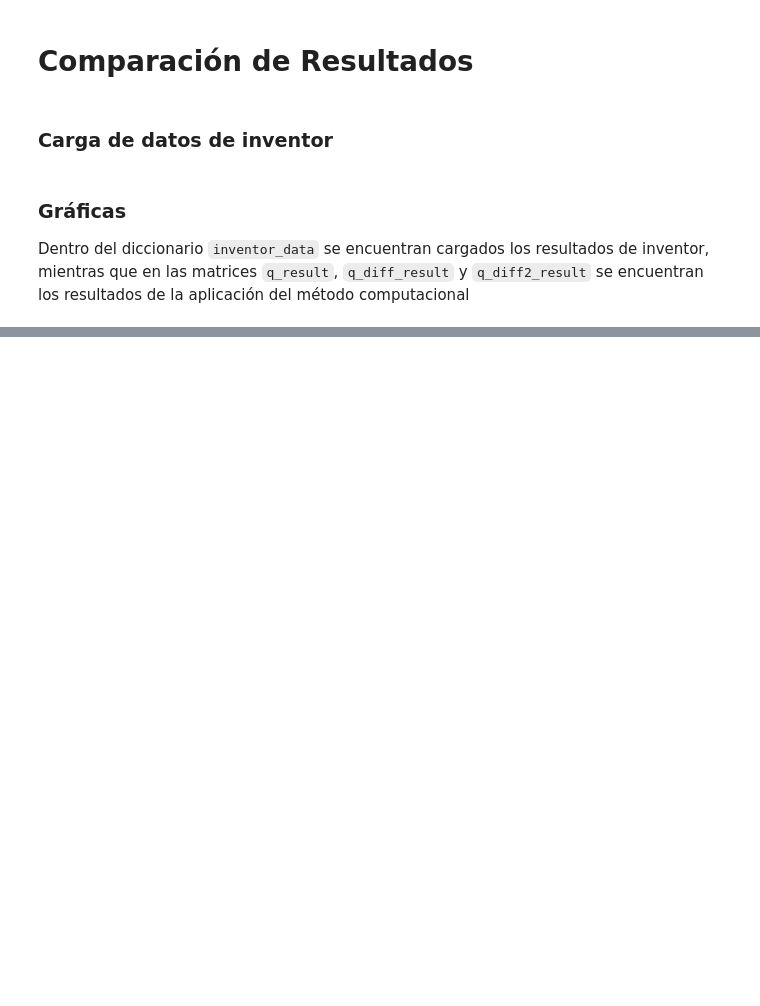
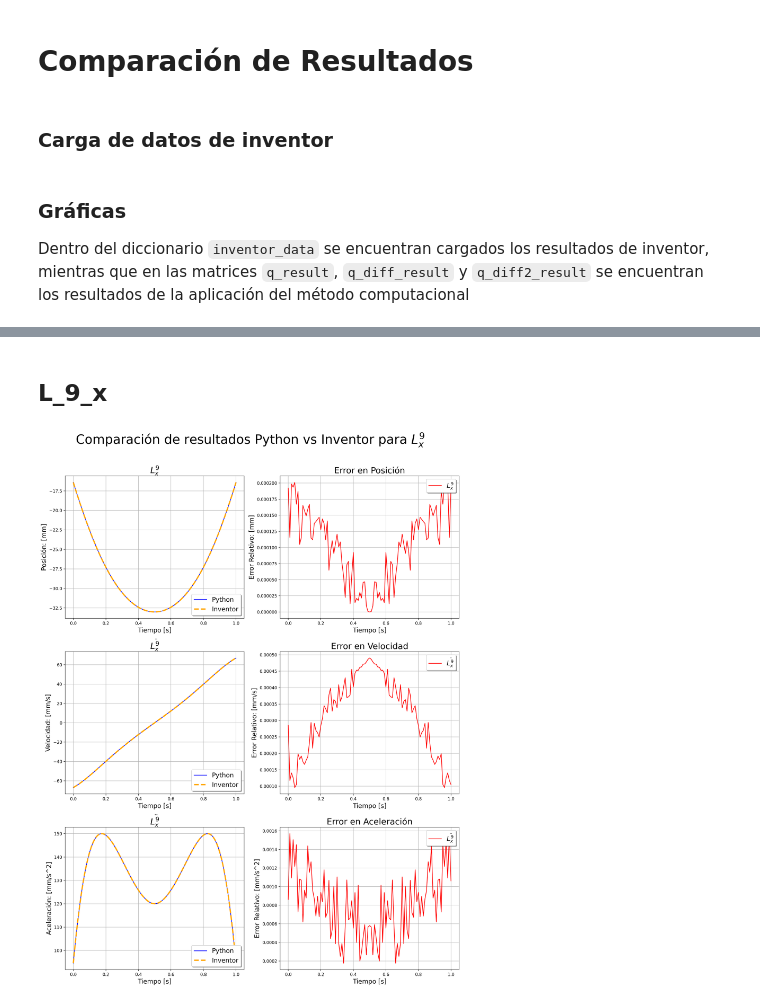
Before and after one commit to caverar/DinamicaComputacionalSistemasMulticuerpo, a Jupyter notebook: Proyecto/Codigo/simulation.ipynb, the cells around one changed output, grey strips where cells are left out. Saved outputs shown, nothing was run; the diff lists cells and outputs as text; code cells hidden in the pictures; blank space fills up the shorter version.

```diff
--- a/Proyecto/Codigo/simulation.ipynb
+++ b/Proyecto/Codigo/simulation.ipynb
@@ -194,7 +194,8 @@ e27 = theta_5 - theta_1 - 0                         # El angulo de inclinación
 e28 = L_5_x - x1_p1                                 # La corredera no se mueve en el eje x.
 
 # Ecuación de gobierno para junta prismática en el eje y
-e29 = sp.Piecewise((-40*t-(L_5_y+y5_p1),t<=0.505),(40*t-40-(L_5_y+y5_p1),t>0.505))  # Función a trozos para la posición de la junta prismática.
+e29 = sp.Piecewise((-40*t-(L_5_y+y5_p1),t<0.50),(40*t-40-(L_5_y+y5_p1),t>=0.50))  # Función a trozos para la posición de la junta prismática.
 
 # Imprimir tupla con ecuaciones para verificar
 # e0, e1, e2, e3, e4, e5, e6, e7, e8, e9, e10, e11, e12, e13, e14, e15, e16, e17, e18, e19, e20, e21, e22, e23, e24, e25, e26, e27, e28, e29
+e3
@@ -716,0 +669,70 @@ plt.show()
+# %% [markdown]
+## L_9_x
+# %%
+fig2, ax2 = plt.subplots(3, 2, figsize=(14, 18))
+
+fig2.suptitle("Comparación de resultados Python vs Inventor para $L^{9}_x$", fontsize=30, y=1.015)
+
+# Desactivar warnings de división por cero en el calculo de errores absolutos
+# np.seterr(divide='ignore')
+
+# L_9_x
+ax2[0,0].plot(time_vector, q_result[:,24], ls="-",linewidth=1.5, color ="blue", label = "Python")
+ax2[0,0].plot(time_vector, inventor_data['L_9_x'], ls="--", linewidth=3, color = "orange", label = "Inventor")
+ax2[0,0].grid()
+ax2[0,0].set_xlabel("Tiempo [s]", fontsize=15)
+ax2[0,0].set_ylabel("Posición: [mm]", fontsize=15)
+ax2[0,0].set_title("$L^{9}_x$", fontsize=20)
+ax2[0,0].legend(loc="lower right", fontsize=15, shadow=True)
+
+# Error de L_9_x
+ax2[0,1].plot(time_vector, np.abs(((q_result[:,24] - inventor_data['L_9_x']))),
+              ls="-",linewidth=1.5, color ="red", label = "$L^{9}_x$")
+ax2[0,1].grid()
+ax2[0,1].set_xlabel("Tiempo [s]", fontsize=15)
+ax2[0,1].set_ylabel("Error Relativo: [mm]", fontsize=15)
+ax2[0,1].set_title("Error en Posición", fontsize=20)
+ax2[0,1].legend(loc="upper right", fontsize=15, shadow=True)
+
+
+# L_9_x_diff
+ax2[1,0].plot(time_vector, q_diff_result[:,24], ls="-",linewidth=1.5, color ="blue", label = "Python")
+ax2[1,0].plot(time_vector, inventor_data['L_9_x_diff'], ls="--", linewidth=3, color = "orange", label = "Inventor")
+ax2[1,0].grid()
+ax2[1,0].set_xlabel("Tiempo [s]", fontsize=15)
+ax2[1,0].set_ylabel("Velocidad: [mm/s]", fontsize=15)
+ax2[1,0].set_title("$\dot{L^{9}_x}$", fontsize=20)
+ax2[1,0].legend(loc="lower right", fontsize=15, shadow=True)
+
+# Error de L_9_x_diff
+ax2[1,1].plot(time_vector, np.abs(((q_diff_result[:,24] - inventor_data['L_9_x_diff']))),
+              ls="-",linewidth=1.5, color ="red", label = "$\dot{L^{9}_x}$")
+ax2[1,1].grid()
+ax2[1,1].set_xlabel("Tiempo [s]", fontsize=15)
+ax2[1,1].set_ylabel("Error Relativo: [mm/s]", fontsize=15)
+ax2[1,1].set_title("Error en Velocidad", fontsize=20)
+ax2[1,1].legend(loc="upper right", fontsize=15, shadow=True)
+
+# L_9_x_diff2
+ax2[2,0].plot(time_vector, q_diff2_result[:,24], ls="-",linewidth=1.5, color ="blue", label = "Python")
+ax2[2,0].plot(time_vector, inventor_data['L_9_x_diff2'], ls="--", linewidth=3, color = "orange", label = "Inventor")
+ax2[2,0].grid()
+ax2[2,0].set_xlabel("Tiempo [s]", fontsize=15)
+ax2[2,0].set_ylabel("Aceleración: [mm/s^2]", fontsize=15)
+ax2[2,0].set_title("$\ddot{L^{9}_x}$", fontsize=20)
+ax2[2,0].legend(loc="lower right", fontsize=15, shadow=True)
+
+# Error de L_9_x_diff2
+ax2[2,1].plot(time_vector, np.abs(((q_diff2_result[:,24] - inventor_data['L_9_x_diff2']))),
+              ls="-",linewidth=1.5, color ="red", label = "$\ddot{L^{9}_x}$")
+ax2[2,1].grid()
+ax2[2,1].set_xlabel("Tiempo [s]", fontsize=15)
+ax2[2,1].set_ylabel("Error Relativo: [mm/s^2]", fontsize=15)
+ax2[2,1].set_title("Error en Aceleración", fontsize=20)
+ax2[2,1].legend(loc="upper right", fontsize=15, shadow=True)
+
+# Plot
+plt.tight_layout()
+plt.show()
+# %% [output]
+[figure, added]
```
Also changed, not shown: parts of 12 cells of this notebook, 16 other files.
